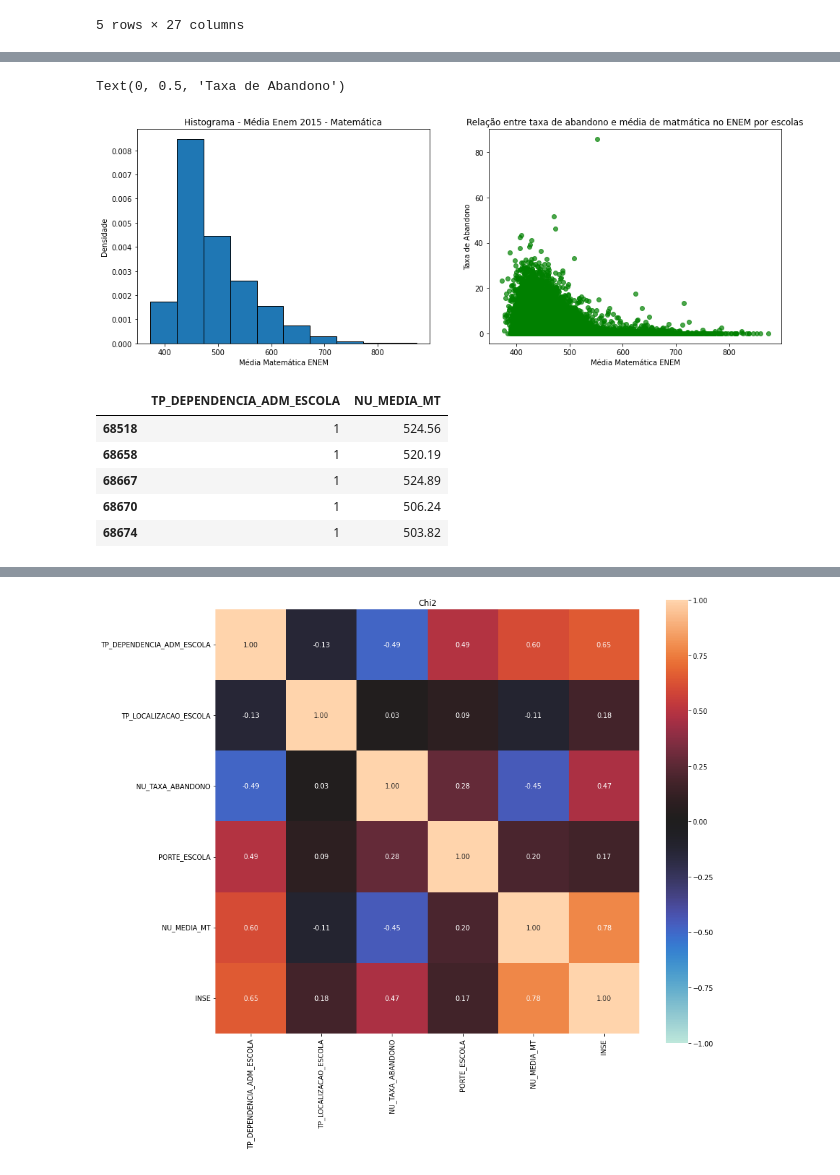
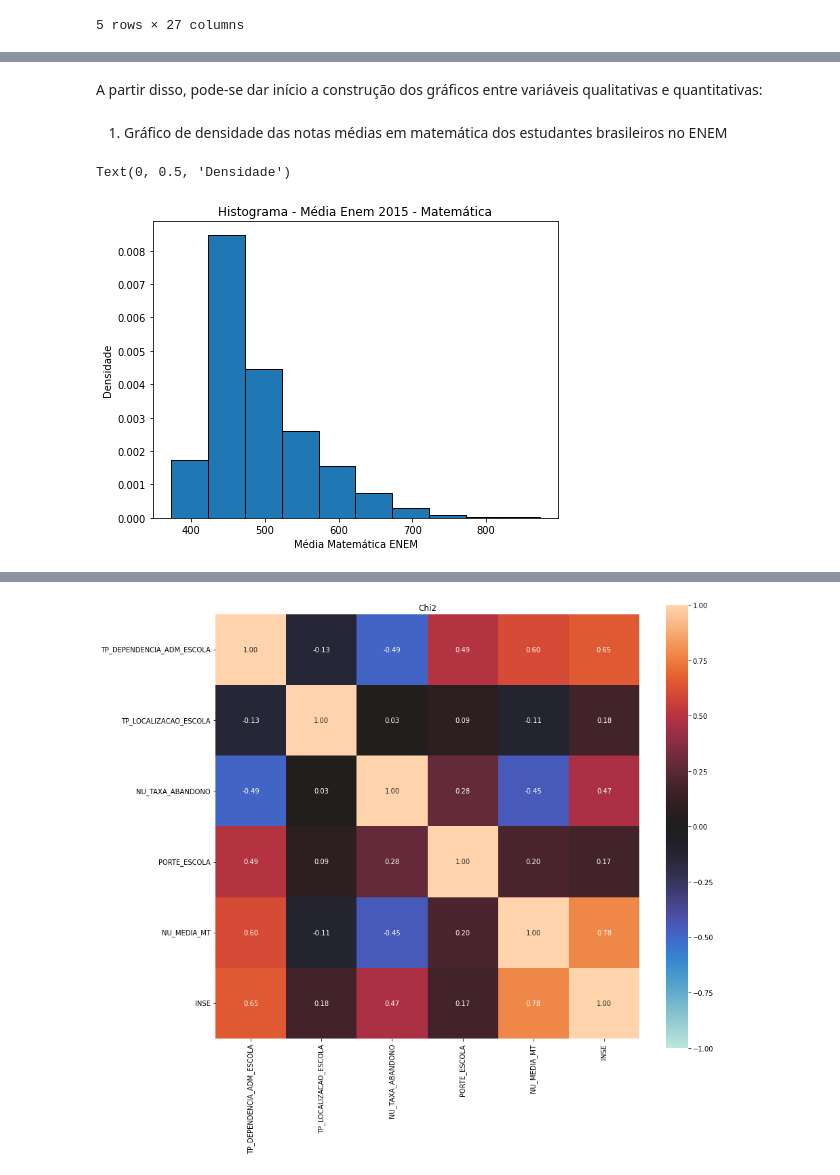
Before and after one commit to insper-classroom/23-1a-cd-p2-lucca_pedro_rafael, a Jupyter notebook: P2.ipynb, the cells around one changed output, grey strips where cells are left out. Saved outputs shown, nothing was run; the diff lists cells and outputs as text; code cells hidden in the pictures.

```diff
--- a/P2.ipynb
+++ b/P2.ipynb
@@ -74,39 +124,15 @@ dados_limpando.head(5)
+# %% [markdown]
+A partir disso, pode-se dar início a construção dos gráficos entre variáveis qualitativas e quantitativas:
+# %% [markdown]
+1) Gráfico de densidade das notas médias em matemática dos estudantes brasileiros no ENEM
 # %%
 plt.figure(figsize=(16, 12))
 
 plt.subplot(221)
 plt.hist(dados_limpando.NU_MEDIA_MT, edgecolor='black', density=True)
 plt.title("Histograma - Média Enem 2015 - Matemática")
 plt.xlabel('Média Matemática ENEM')
 plt.ylabel('Densidade')
-
-plt.subplot(222)
-plt.scatter(dados_limpando.NU_MEDIA_MT, dados_limpando.NU_TAXA_ABANDONO, c = 'green', alpha=0.7)
-plt.title("Relação entre taxa de abandono e média de matmática no ENEM por escolas")
-plt.xlabel('Média Matemática ENEM')
-plt.ylabel('Taxa de Abandono')
 # %% [output]
-Text(0, 0.5, 'Taxa de Abandono')
+Text(0, 0.5, 'Densidade')
-[figure, old version]
+[figure, new version]
-# %%
-nu_media = dados_limpando['NU_MEDIA_MT']
-TP_depen = dados_limpando['TP_DEPENDENCIA_ADM_ESCOLA']
-TP_loc = dados_limpando['TP_LOCALIZACAO_ESCOLA']
-nu_abandona = dados_limpando['NU_TAXA_ABANDONO']
-
-tipo1 = dados_limpando.loc[dados_limpando["TP_DEPENDENCIA_ADM_ESCOLA"]==1, ["TP_DEPENDENCIA_ADM_ESCOLA","NU_MEDIA_MT"]]
-
-tipo2 = dados_limpando.loc[dados_limpando["TP_DEPENDENCIA_ADM_ESCOLA"]==2, ["TP_DEPENDENCIA_ADM_ESCOLA","NU_MEDIA_MT"]]
-
-tipo3 = dados_limpando.loc[dados_limpando["TP_DEPENDENCIA_ADM_ESCOLA"]==3, ["TP_DEPENDENCIA_ADM_ESCOLA","NU_MEDIA_MT"]]
-
-tipo4 = dados_limpando.loc[dados_limpando["TP_DEPENDENCIA_ADM_ESCOLA"]==4, ["TP_DEPENDENCIA_ADM_ESCOLA","NU_MEDIA_MT"]]
-
-tipo1.head()
-# %% [output]
-|  | TP_DEPENDENCIA_ADM_ESCOLA | NU_MEDIA_MT |
-| 68518 | 1 | 524.56 |
-| 68658 | 1 | 520.19 |
-| 68667 | 1 | 524.89 |
-| 68670 | 1 | 506.24 |
-| 68674 | 1 | 503.82 |
```
Also changed, not shown: parts of 25 cells of this notebook.
